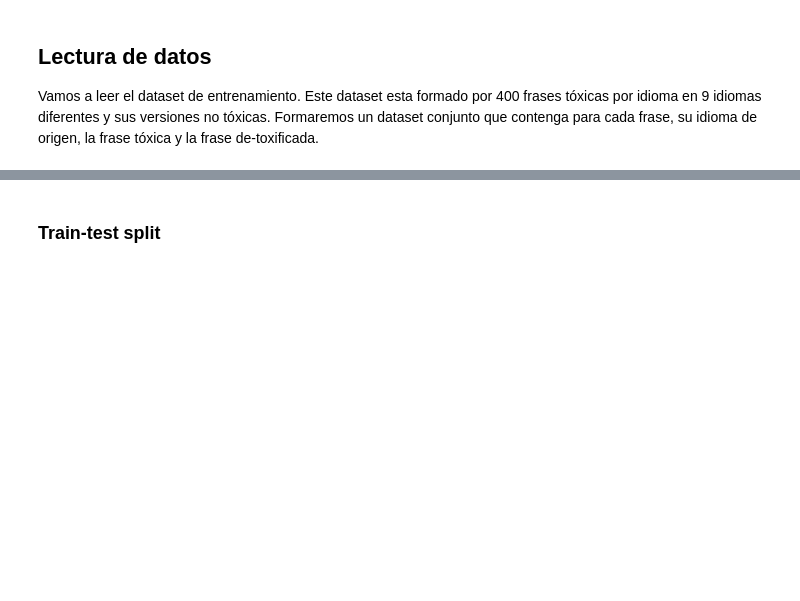
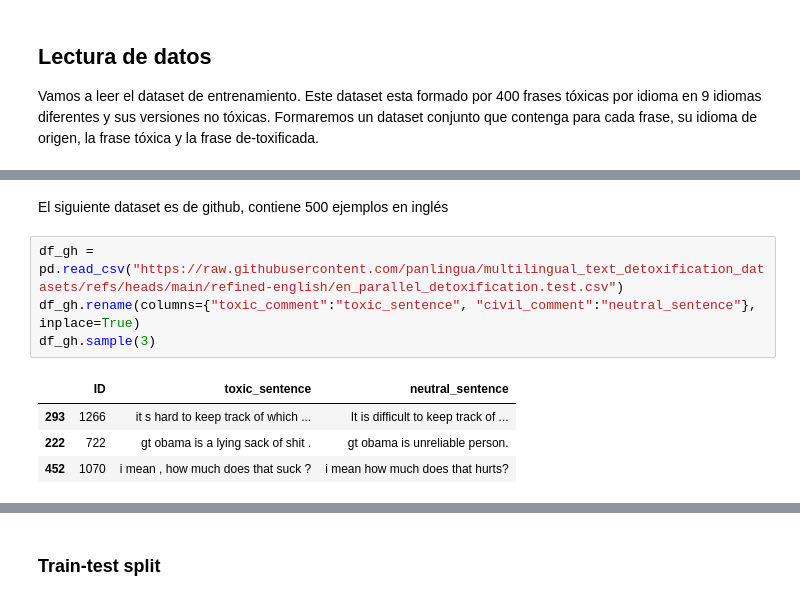
Before and after one commit to 18mgdev/nlp_detox, a Jupyter notebook: nlp_detox.ipynb, the cells around one changed output, grey strips where cells are left out. Saved outputs shown, nothing was run; the diff lists cells and outputs as text; blank space fills up the shorter version.

```diff
--- a/nlp_detox.ipynb
+++ b/nlp_detox.ipynb
@@ -56,0 +50,11 @@ df_total.sample(3)
+# %% [markdown]
+El siguiente dataset es de github, contiene 500 ejemplos en inglés
+# %%
+df_gh = pd.read_csv("https://raw.githubusercontent.com/panlingua/multilingual_text_detoxification_datasets/refs/heads/main/refined-english/en_parallel_detoxification.test.csv")
+df_gh.rename(columns={"toxic_comment":"toxic_sentence", "civil_comment":"neutral_sentence"}, inplace=True)
+df_gh.sample(3)
+# %% [output]
+|  | ID | toxic_sentence | neutral_sentence |
+| 293 | 1266 | it s hard to keep track of which ... | It is difficult to keep track of ... |
+| 222 | 722 | gt obama is a lying sack of shit . | gt obama is unreliable person. |
+| 452 | 1070 | i mean , how much does that suck ? | i mean how much does that hurts? |
```
Also changed, not shown: parts of 13 cells of this notebook.
